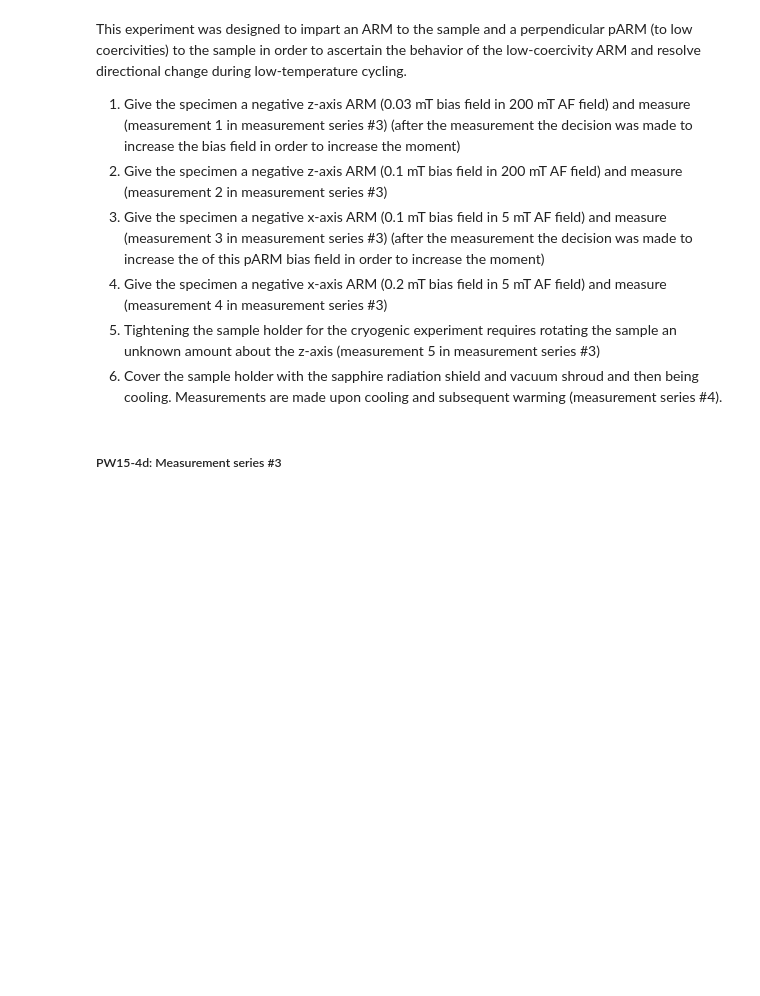
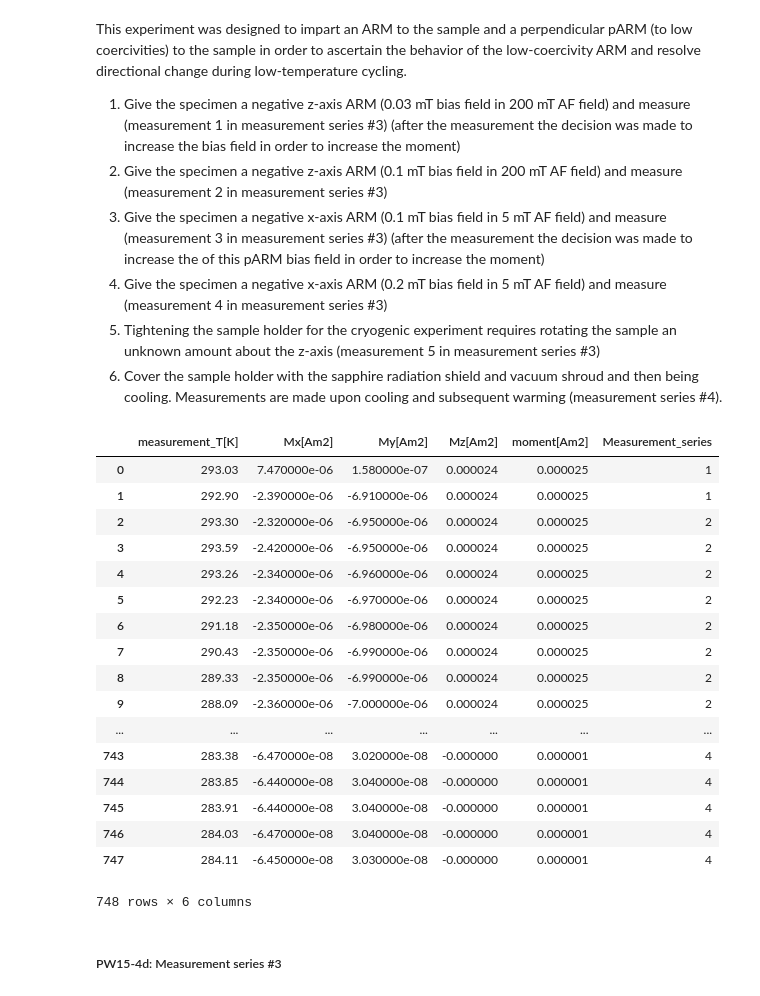
Before and after one commit to Swanson-Hysell-Group/2015_Feinberg-et-al_low-temp, a Jupyter notebook: Code/LowT_Data_Analysis.ipynb, the cells around one changed output. Cells and saved outputs as stored; diff of their text form; code cells hidden in the pictures; blank space fills up the shorter version.

```diff
--- a/Code/LowT_Data_Analysis.ipynb
+++ b/Code/LowT_Data_Analysis.ipynb
@@ -2241,6 +2246,27 @@ This experiment was designed to impart an ARM to the sample and a perpendicular
 <li>Tightening the sample holder for the cryogenic experiment requires rotating the sample an unknown amount about the z-axis (measurement 5 in measurement series #3)</li>
 <li>Cover the sample holder with the sapphire radiation shield and vacuum shroud and then being cooling. Measurements are made upon cooling and subsequent warming (measurement series #4).</li>
 </ol>
+# %%
+PW15_data
+# %% [output]
+|  | measurement_T[K] | Mx[Am2] | My[Am2] | Mz[Am2] | moment[Am2] | Measurement_series |
+| 0 | 293.03 | 7.470000e-06 | 1.580000e-07 | 0.000024 | 0.000025 | 1 |
+| 1 | 292.90 | -2.390000e-06 | -6.910000e-06 | 0.000024 | 0.000025 | 1 |
+| 2 | 293.30 | -2.320000e-06 | -6.950000e-06 | 0.000024 | 0.000025 | 2 |
+| 3 | 293.59 | -2.420000e-06 | -6.950000e-06 | 0.000024 | 0.000025 | 2 |
+| 4 | 293.26 | -2.340000e-06 | -6.960000e-06 | 0.000024 | 0.000025 | 2 |
+| 5 | 292.23 | -2.340000e-06 | -6.970000e-06 | 0.000024 | 0.000025 | 2 |
+| 6 | 291.18 | -2.350000e-06 | -6.980000e-06 | 0.000024 | 0.000025 | 2 |
+| 7 | 290.43 | -2.350000e-06 | -6.990000e-06 | 0.000024 | 0.000025 | 2 |
+| 8 | 289.33 | -2.350000e-06 | -6.990000e-06 | 0.000024 | 0.000025 | 2 |
+| 9 | 288.09 | -2.360000e-06 | -7.000000e-06 | 0.000024 | 0.000025 | 2 |
+| ... | ... | ... | ... | ... | ... | ... |
+| 743 | 283.38 | -6.470000e-08 | 3.020000e-08 | -0.000000 | 0.000001 | 4 |
+| 744 | 283.85 | -6.440000e-08 | 3.040000e-08 | -0.000000 | 0.000001 | 4 |
+| 745 | 283.91 | -6.440000e-08 | 3.040000e-08 | -0.000000 | 0.000001 | 4 |
+| 746 | 284.03 | -6.470000e-08 | 3.040000e-08 | -0.000000 | 0.000001 | 4 |
+| 747 | 284.11 | -6.450000e-08 | 3.030000e-08 | -0.000000 | 0.000001 | 4 |
+748 rows × 6 columns
 # %% [markdown]
 ##### PW15-4d: Measurement series #3
 # %%
```
Also changed, not shown: parts of 12 cells of this notebook.
